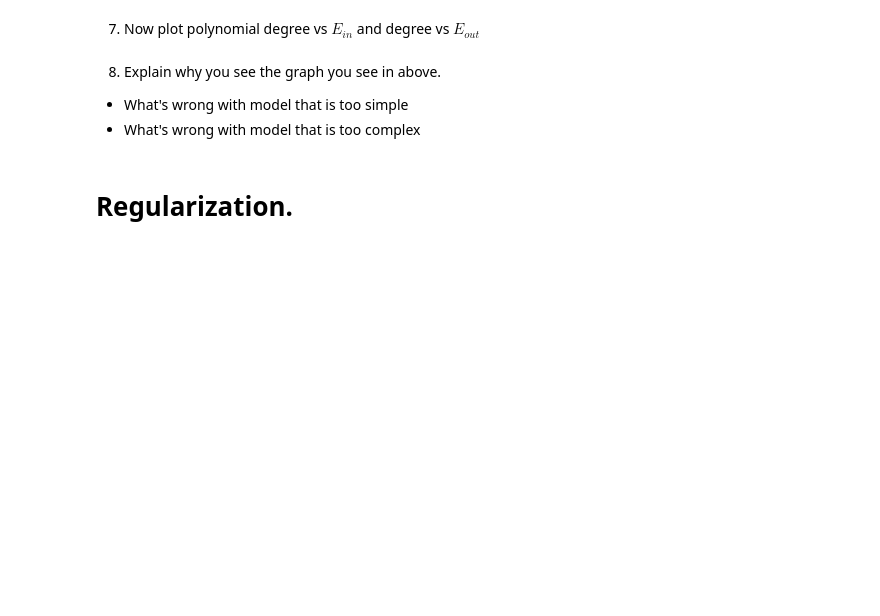
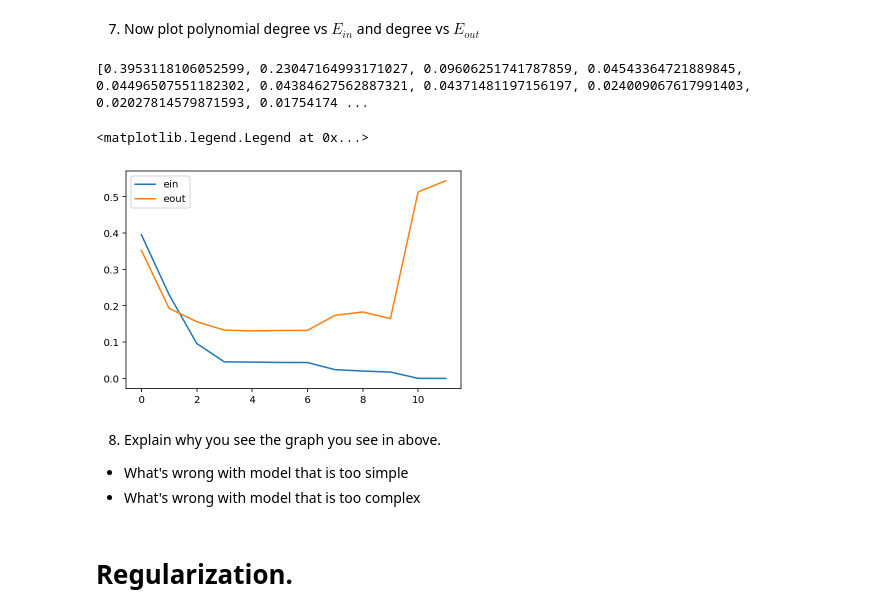
Before and after one commit to muic-pattern-rekt-2018/Exercise03-Generalization-Regularization, a Jupyter notebook: Exercise 03 Generalization and Regularization.ipynb, the cells around one changed output. Saved outputs shown, nothing was run; the diff lists cells and outputs as text; code cells hidden in the pictures; blank space fills up the shorter version.

```diff
--- a/Exercise 03 Generalization and Regularization.ipynb
+++ b/Exercise 03 Generalization and Regularization.ipynb
@@ -111,5 +132,14 @@ poly(2)
 # %% [markdown]
 7) Now plot polynomial degree vs $E_{in}$ and degree vs $E_{out}$
+# %%
+print(eins, eouts)
+plt.plot(degrees, eins, label='ein')
+plt.plot(degrees, eouts, label='eout')
+plt.legend()
+# %% [output]
+[0.3953118106052599, 0.23047164993171027, 0.09606251741787859, 0.04543364721889845, 0.04496507551182302, 0.04384627562887321, 0.04371481197156197, 0.024009067617991403, 0.02027814579871593, 0.01754174 ...
+<matplotlib.legend.Legend at 0x...>
+[figure, added]
 # %% [markdown]
 8) Explain why you see the graph you see in above.
 
```
Also changed, not shown: parts of 2 cells of this notebook.
